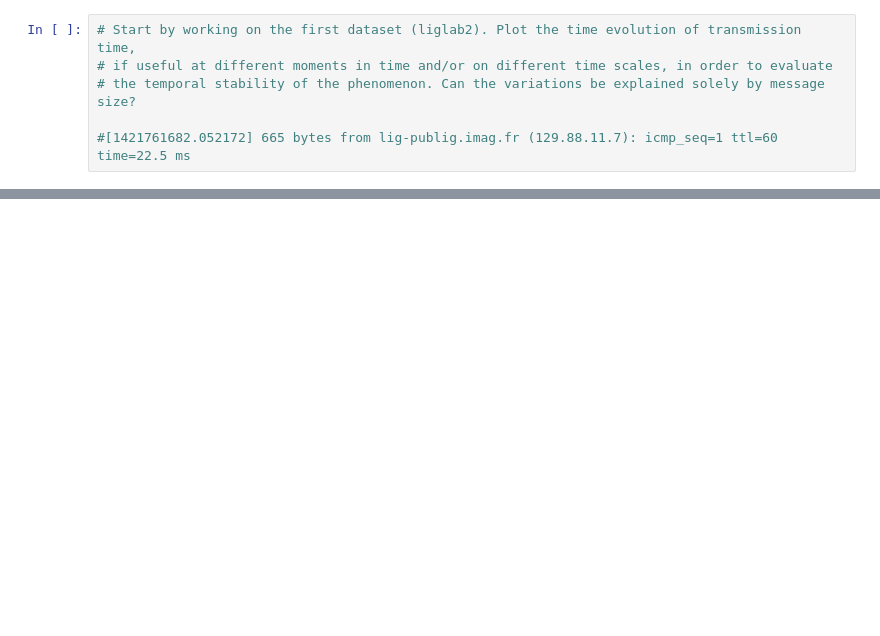
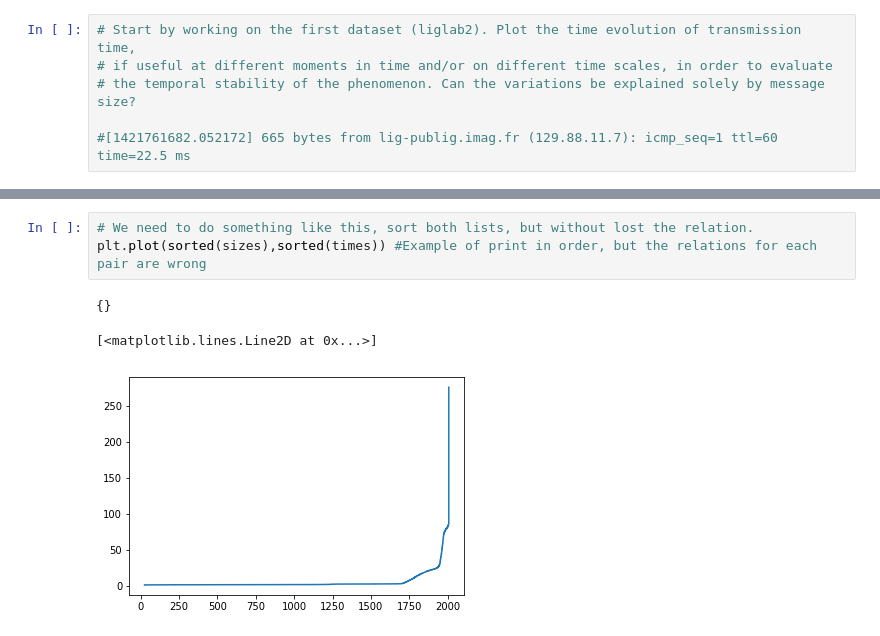
Before and after one commit to andersonandrei/uga-smpe, a Jupyter notebook: module3/project/networkEstimationProject.ipynb, the cells around one changed output, grey strips where cells are left out. Drawn from its saved outputs; the diff is of its cells as text; blank space fills up the shorter version.

```diff
--- a/module3/project/networkEstimationProject.ipynb
+++ b/module3/project/networkEstimationProject.ipynb
@@ -62,0 +69,7 @@ plt.show()
+# %%
+# We need to do something like this, sort both lists, but without lost the relation.
+plt.plot(sorted(sizes),sorted(times)) #Example of print in order, but the relations for each pair are wrong
+# %% [output]
+{}
+[<matplotlib.lines.Line2D at 0x...>]
+[figure, added]
```
Also changed, not shown: parts of 3 cells of this notebook.
